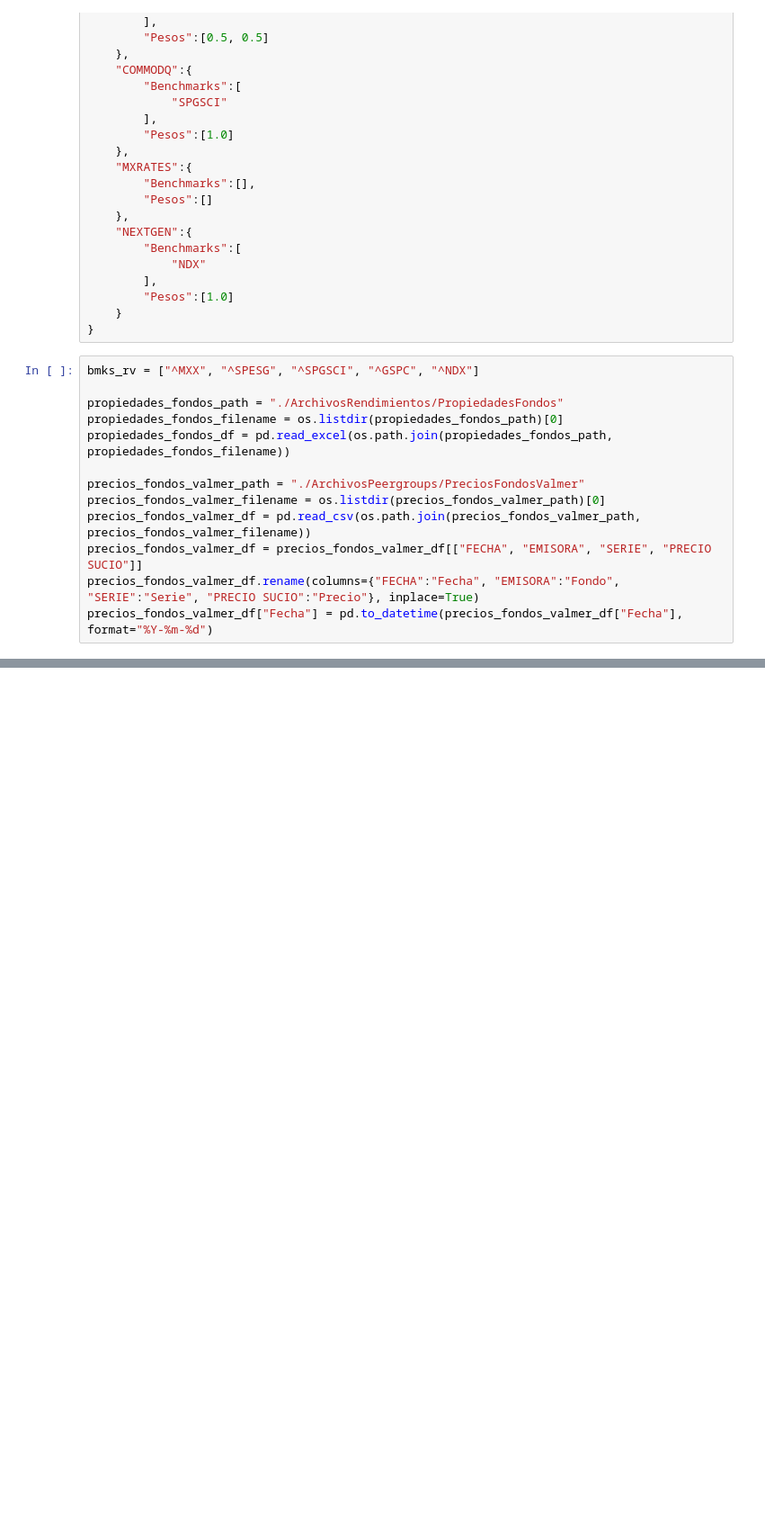
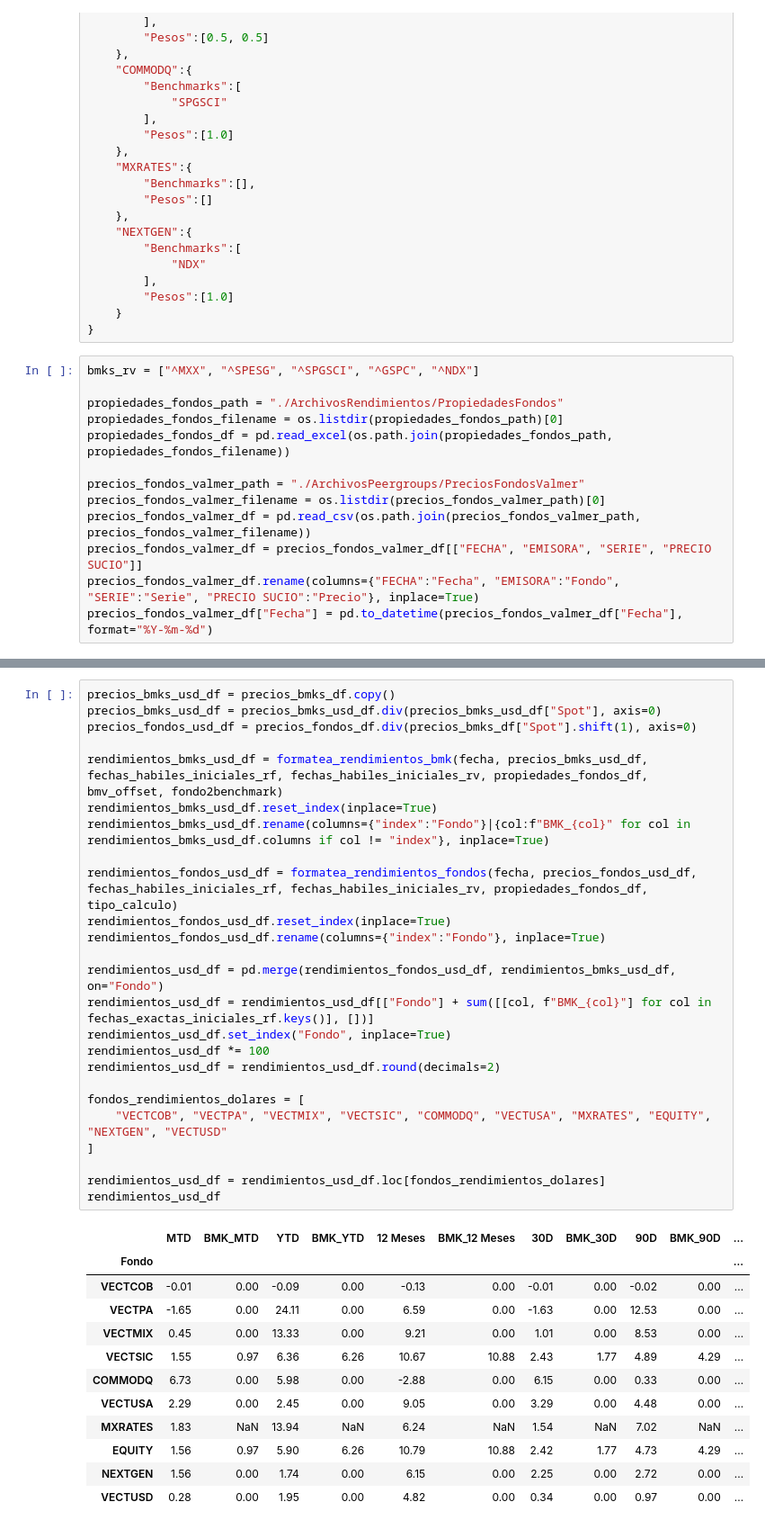
Before and after one commit to JAntonioAGR/TestStreamlit, a Jupyter notebook: test.ipynb, the cells around one changed output, grey strips where cells are left out. Shown: that part at 90% size. Saved outputs shown, nothing was run; the diff lists cells and outputs as text; blank space fills up the shorter version.

```diff
--- a/test.ipynb
+++ b/test.ipynb
@@ -801,3 +778,41 @@ rendimientos_df
+# %%
+precios_bmks_usd_df = precios_bmks_df.copy()
+precios_bmks_usd_df = precios_bmks_usd_df.div(precios_bmks_usd_df["Spot"], axis=0)
+precios_fondos_usd_df = precios_fondos_df.div(precios_bmks_df["Spot"].shift(1), axis=0)
+
+rendimientos_bmks_usd_df = formatea_rendimientos_bmk(fecha, precios_bmks_usd_df, fechas_habiles_iniciales_rf, fechas_habiles_iniciales_rv, propiedades_fondos_df, bmv_offset, fondo2benchmark)
+rendimientos_bmks_usd_df.reset_index(inplace=True)
+rendimientos_bmks_usd_df.rename(columns={"index":"Fondo"}|{col:f"BMK_{col}" for col in rendimientos_bmks_usd_df.columns if col != "index"}, inplace=True)
+
+rendimientos_fondos_usd_df = formatea_rendimientos_fondos(fecha, precios_fondos_usd_df, fechas_habiles_iniciales_rf, fechas_habiles_iniciales_rv, propiedades_fondos_df, tipo_calculo)
+rendimientos_fondos_usd_df.reset_index(inplace=True)
+rendimientos_fondos_usd_df.rename(columns={"index":"Fondo"}, inplace=True)
+
+rendimientos_usd_df = pd.merge(rendimientos_fondos_usd_df, rendimientos_bmks_usd_df, on="Fondo")
+rendimientos_usd_df = rendimientos_usd_df[["Fondo"] + sum([[col, f"BMK_{col}"] for col in fechas_exactas_iniciales_rf.keys()], [])]
+rendimientos_usd_df.set_index("Fondo", inplace=True)
+rendimientos_usd_df *= 100
+rendimientos_usd_df = rendimientos_usd_df.round(decimals=2)
+
+fondos_rendimientos_dolares = [
+    "VECTCOB", "VECTPA", "VECTMIX", "VECTSIC", "COMMODQ", "VECTUSA", "MXRATES", "EQUITY", "NEXTGEN", "VECTUSD"
+]
+
+rendimientos_usd_df = rendimientos_usd_df.loc[fondos_rendimientos_dolares]
+rendimientos_usd_df
+# %% [output]
+|  | MTD | BMK_MTD | YTD | BMK_YTD | 12 Meses | BMK_12 Meses | 30D | BMK_30D | 90D | BMK_90D | ... |
+| Fondo |  |  |  |  |  |  |  |  |  |  | ... |
+| VECTCOB | -0.01 | 0.00 | -0.09 | 0.00 | -0.13 | 0.00 | -0.01 | 0.00 | -0.02 | 0.00 | ... |
+| VECTPA | -1.65 | 0.00 | 24.11 | 0.00 | 6.59 | 0.00 | -1.63 | 0.00 | 12.53 | 0.00 | ... |
+| VECTMIX | 0.45 | 0.00 | 13.33 | 0.00 | 9.21 | 0.00 | 1.01 | 0.00 | 8.53 | 0.00 | ... |
+| VECTSIC | 1.55 | 0.97 | 6.36 | 6.26 | 10.67 | 10.88 | 2.43 | 1.77 | 4.89 | 4.29 | ... |
+| COMMODQ | 6.73 | 0.00 | 5.98 | 0.00 | -2.88 | 0.00 | 6.15 | 0.00 | 0.33 | 0.00 | ... |
+| VECTUSA | 2.29 | 0.00 | 2.45 | 0.00 | 9.05 | 0.00 | 3.29 | 0.00 | 4.48 | 0.00 | ... |
+| MXRATES | 1.83 | NaN | 13.94 | NaN | 6.24 | NaN | 1.54 | NaN | 7.02 | NaN | ... |
+| EQUITY | 1.56 | 0.97 | 5.90 | 6.26 | 10.79 | 10.88 | 2.42 | 1.77 | 4.73 | 4.29 | ... |
+| NEXTGEN | 1.56 | 0.00 | 1.74 | 0.00 | 6.15 | 0.00 | 2.25 | 0.00 | 2.72 | 0.00 | ... |
+| VECTUSD | 0.28 | 0.00 | 1.95 | 0.00 | 4.82 | 0.00 | 0.34 | 0.00 | 0.97 | 0.00 | ... |
 # %%
 fondo = "VECTPRE"
 serie = "FD0"
```
Also changed, not shown: parts of 12 cells of this notebook, 9 other files.
